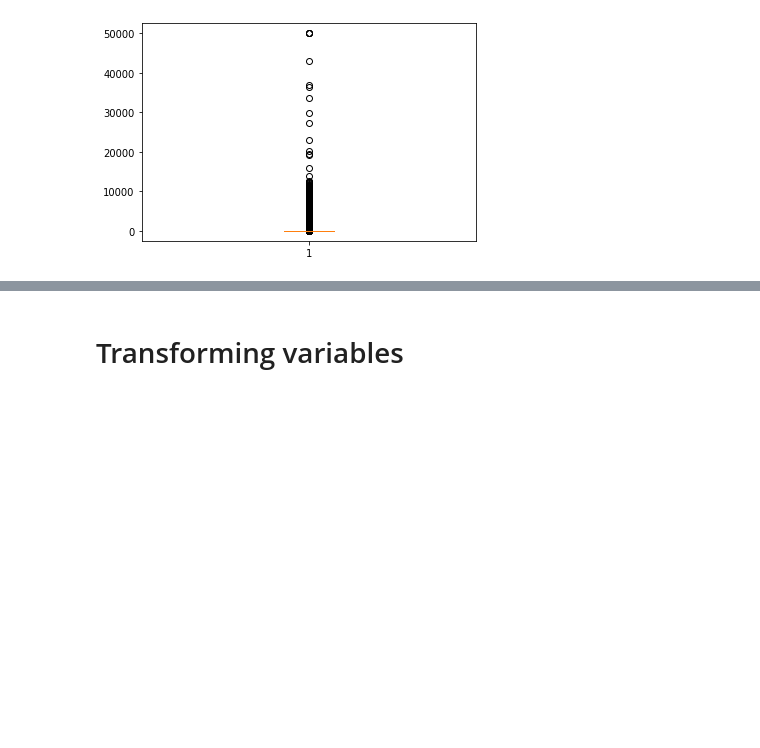
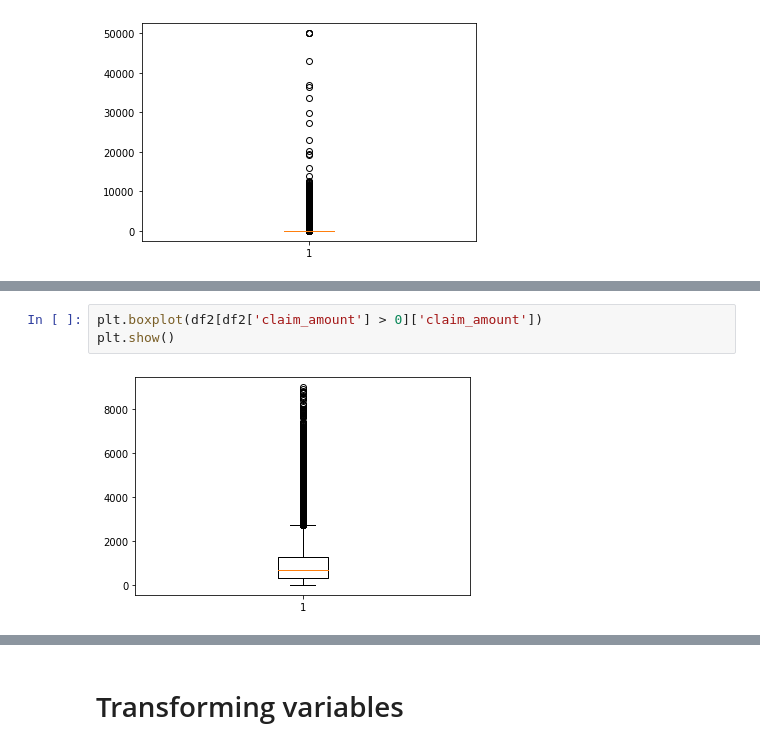
Before and after one commit to mariaferrol1988/experiments, a Jupyter notebook: projects/insurance/insurance.ipynb, the cells around one changed output, grey strips where cells are left out. Drawn from its saved outputs; the diff is of its cells as text; blank space fills up the shorter version.

```diff
--- a/projects/insurance/insurance.ipynb
+++ b/projects/insurance/insurance.ipynb
@@ -121 +143,6 @@ plt.show()
+# %%
+plt.boxplot(df2[df2['claim_amount'] > 0]['claim_amount'])
+plt.show()
+# %% [output]
+[figure, added]
 # %%
```
Also changed, not shown: parts of 13 cells of this notebook.
